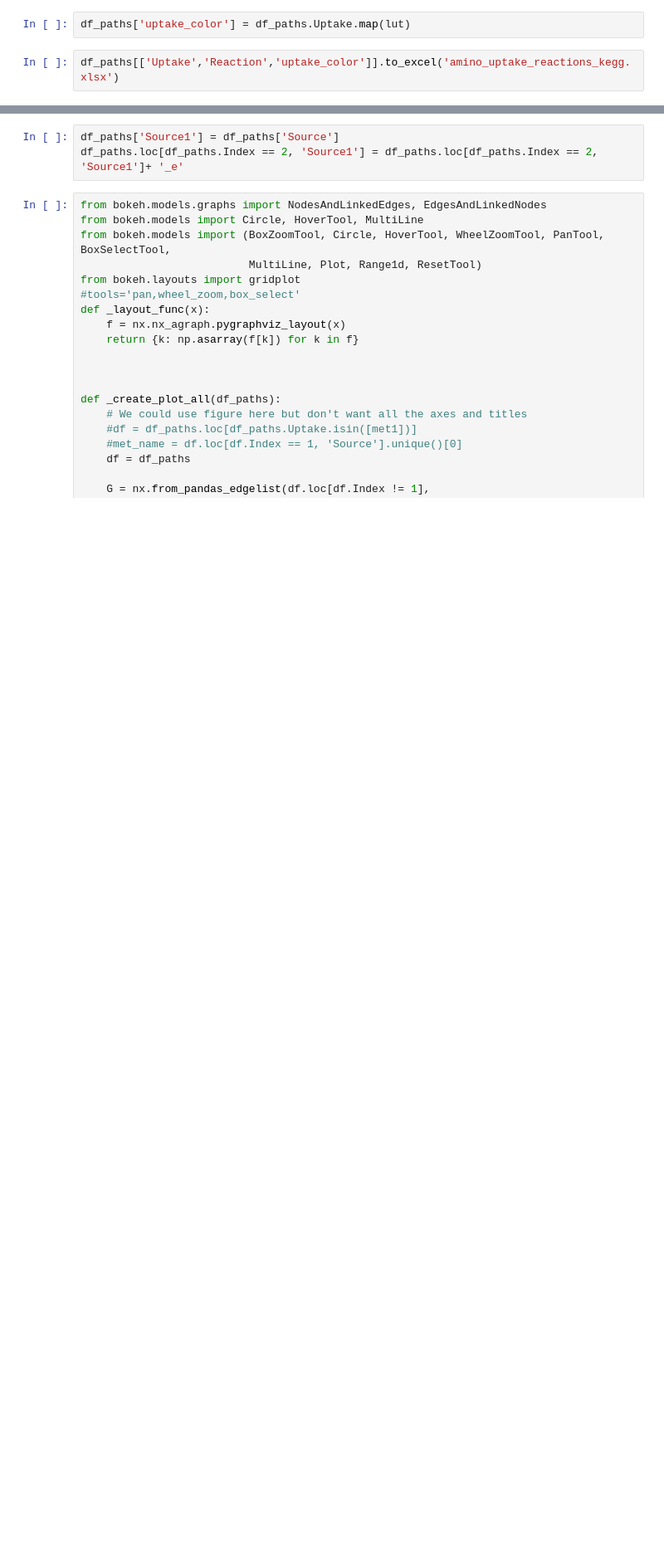
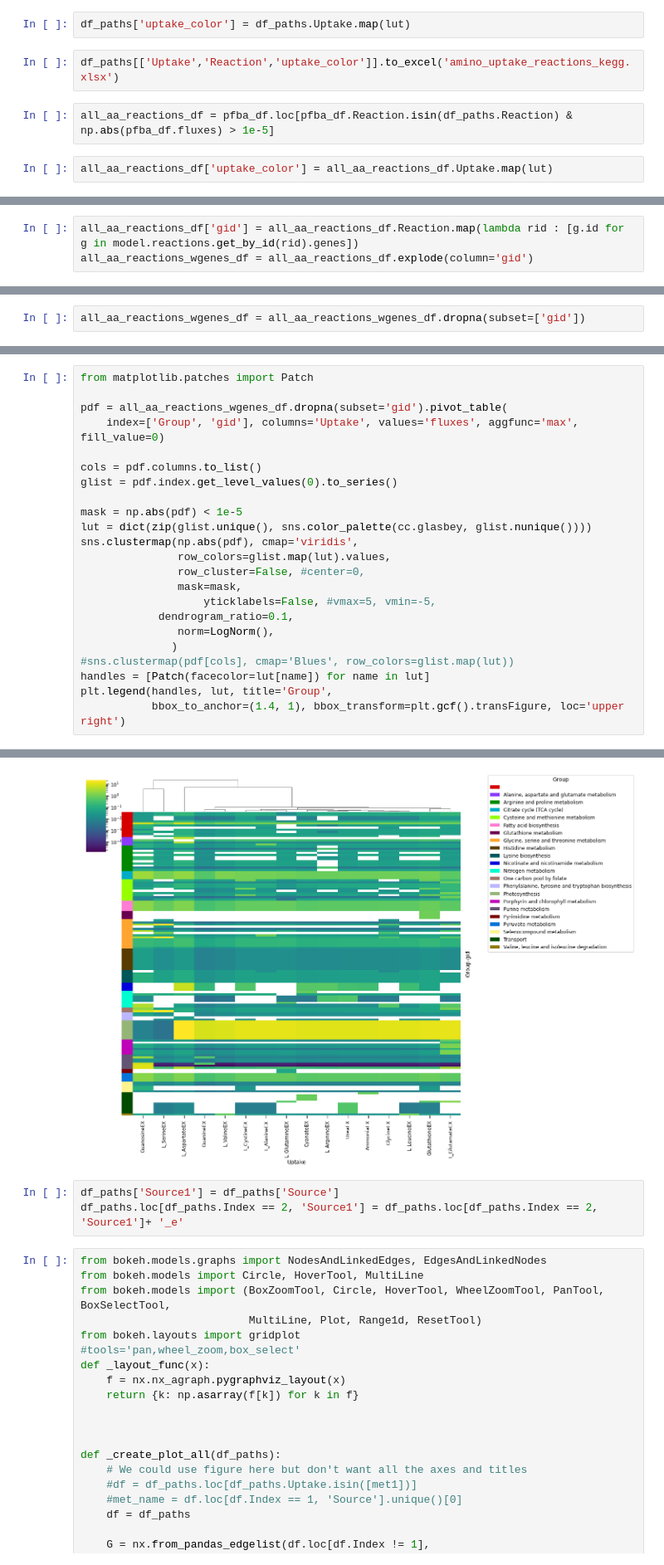
Before and after one commit to wosnat/Prochlorococcus_Model, a Jupyter notebook: N_Starvation/CC1A3_PRO_amino_acids.ipynb, the cells around one changed output, grey strips where cells are left out. Shown at 83% size. Saved outputs shown, nothing was run; the diff lists cells and outputs as text; blank space fills up the shorter version.

```diff
--- a/N_Starvation/CC1A3_PRO_amino_acids.ipynb
+++ b/N_Starvation/CC1A3_PRO_amino_acids.ipynb
@@ -1008,3 +1011,7 @@ list(lut)
 df_paths['uptake_color'] = df_paths.Uptake.map(lut)
 # %%
 df_paths[['Uptake','Reaction','uptake_color']].to_excel('amino_uptake_reactions_kegg.xlsx')
+# %%
+all_aa_reactions_df = pfba_df.loc[pfba_df.Reaction.isin(df_paths.Reaction) & np.abs(pfba_df.fluxes) > 1e-5]
+# %%
+all_aa_reactions_df['uptake_color'] = all_aa_reactions_df.Uptake.map(lut)
@@ -1010,0 +1024,3 @@ df_paths[['Uptake','Reaction','uptake_color']].to_excel('amino_uptake_reactions_
+# %%
+all_aa_reactions_df['gid'] = all_aa_reactions_df.Reaction.map(lambda rid : [g.id for g in model.reactions.get_by_id(rid).genes])
+all_aa_reactions_wgenes_df = all_aa_reactions_df.explode(column='gid')
@@ -1010,0 +1053,2 @@ df_paths[['Uptake','Reaction','uptake_color']].to_excel('amino_uptake_reactions_
+# %%
+all_aa_reactions_wgenes_df = all_aa_reactions_wgenes_df.dropna(subset=['gid'])
@@ -1010,0 +1059,24 @@ df_paths[['Uptake','Reaction','uptake_color']].to_excel('amino_uptake_reactions_
+# %%
+from matplotlib.patches import Patch
+
+pdf = all_aa_reactions_wgenes_df.dropna(subset='gid').pivot_table(
+    index=['Group', 'gid'], columns='Uptake', values='fluxes', aggfunc='max', fill_value=0)
+
+cols = pdf.columns.to_list()
+glist = pdf.index.get_level_values(0).to_series()
+
+mask = np.abs(pdf) < 1e-5
+lut = dict(zip(glist.unique(), sns.color_palette(cc.glasbey, glist.nunique())))
+sns.clustermap(np.abs(pdf), cmap='viridis',
+               row_colors=glist.map(lut).values,
+               row_cluster=False, #center=0,
+               mask=mask,
+                   yticklabels=False, #vmax=5, vmin=-5,
+            dendrogram_ratio=0.1,
+               norm=LogNorm(),
+              )
+#sns.clustermap(pdf[cols], cmap='Blues', row_colors=glist.map(lut))
+handles = [Patch(facecolor=lut[name]) for name in lut]
+plt.legend(handles, lut, title='Group',
+           bbox_to_anchor=(1.4, 1), bbox_transform=plt.gcf().transFigure, loc='upper right')
+# %% [output]
@@ -1011,3 +1084,4 @@ df_paths[['Uptake','Reaction','uptake_color']].to_excel('amino_uptake_reactions_
+[figure, added]
 # %%
 df_paths['Source1'] = df_paths['Source']
 df_paths.loc[df_paths.Index == 2, 'Source1'] = df_paths.loc[df_paths.Index == 2, 'Source1']+ '_e'
```
Also changed, not shown: parts of 15 cells of this notebook, 11 other files.
